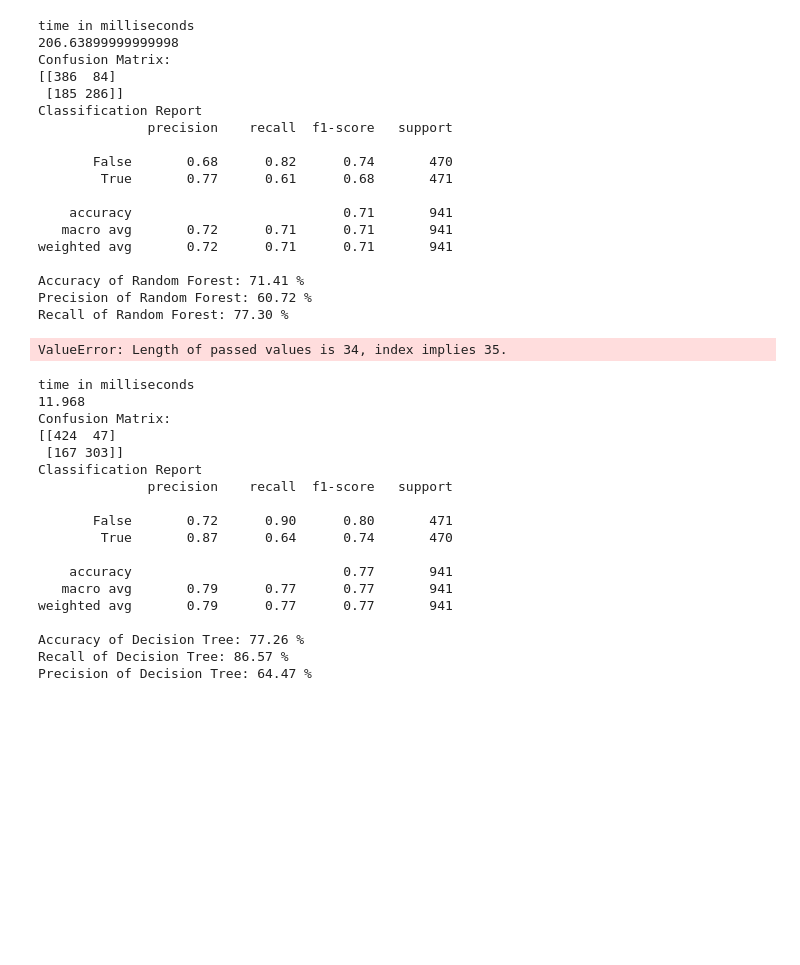
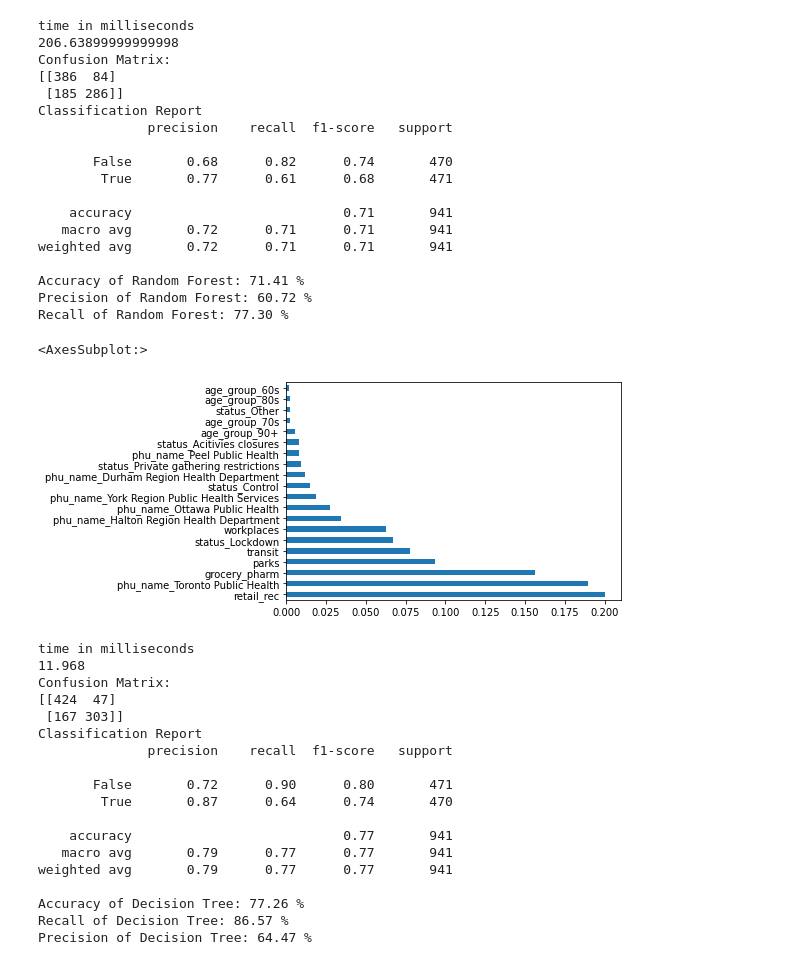
Before and after one commit to skaus37/Covid19DataMart, a Jupyter notebook: demo.ipynb, the cells around one changed output. Cells and saved outputs as stored; diff of their text form; code cells hidden in the pictures; blank space fills up the shorter version.

```diff
--- a/demo.ipynb
+++ b/demo.ipynb
@@ -337,10 +338,11 @@ Accuracy of Random Forest: 71.41 %
 Precision of Random Forest: 60.72 %
 Recall of Random Forest: 77.30 %
 # %%
-importance = pd.Series(rf.feature_importances_, index=new_result_df.columns)
+importance = pd.Series(rf.feature_importances_, index=new_result.columns)
 importance.nlargest(20).plot(kind='barh')
 # %% [output]
-ValueError: Length of passed values is 34, index implies 35.
+<AxesSubplot:>
+[figure, added]
 # %%
 #Decision Tree Algorithm:
 X_train, X_test, y_train, y_test = train_test_split(x_under, y_under, test_size=0.33, shuffle=True, stratify=y_under)
```
Also changed, not shown: parts of 2 cells of this notebook.
